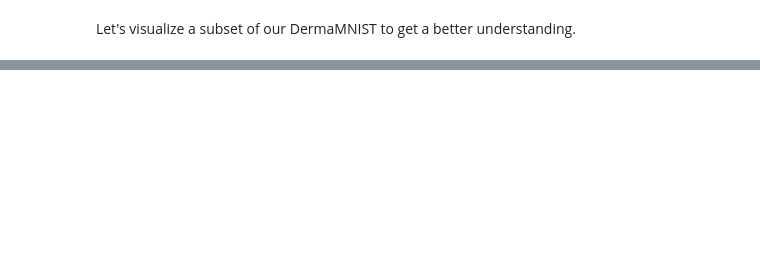
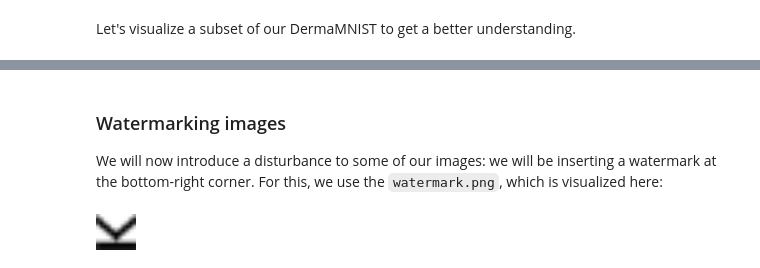
Before and after one commit to Laura-Legat/Introduction-to-AI-in-Medicine, a Jupyter notebook: notebooks/5_Explainable_AI.ipynb, the cells around one changed output, grey strips where cells are left out. Saved outputs shown, nothing was run; the diff lists cells and outputs as text; code cells hidden in the pictures; blank space fills up the shorter version.

```diff
--- a/notebooks/5_Explainable_AI.ipynb
+++ b/notebooks/5_Explainable_AI.ipynb
@@ -350,0 +401,8 @@ dataset.montage(length=5)
+# %% [markdown]
+### Watermarking images
+
+We will now introduce a disturbance to some of our images: we will be inserting a watermark at the bottom-right corner. For this, we use the `watermark.png`, which is visualized here:
+# %%
+display(Image(filename='./watermark.png', width=40))  # show watermark by itself
+# %% [output]
+[figure, added]
```
Also changed, not shown: parts of 48 cells of this notebook.
